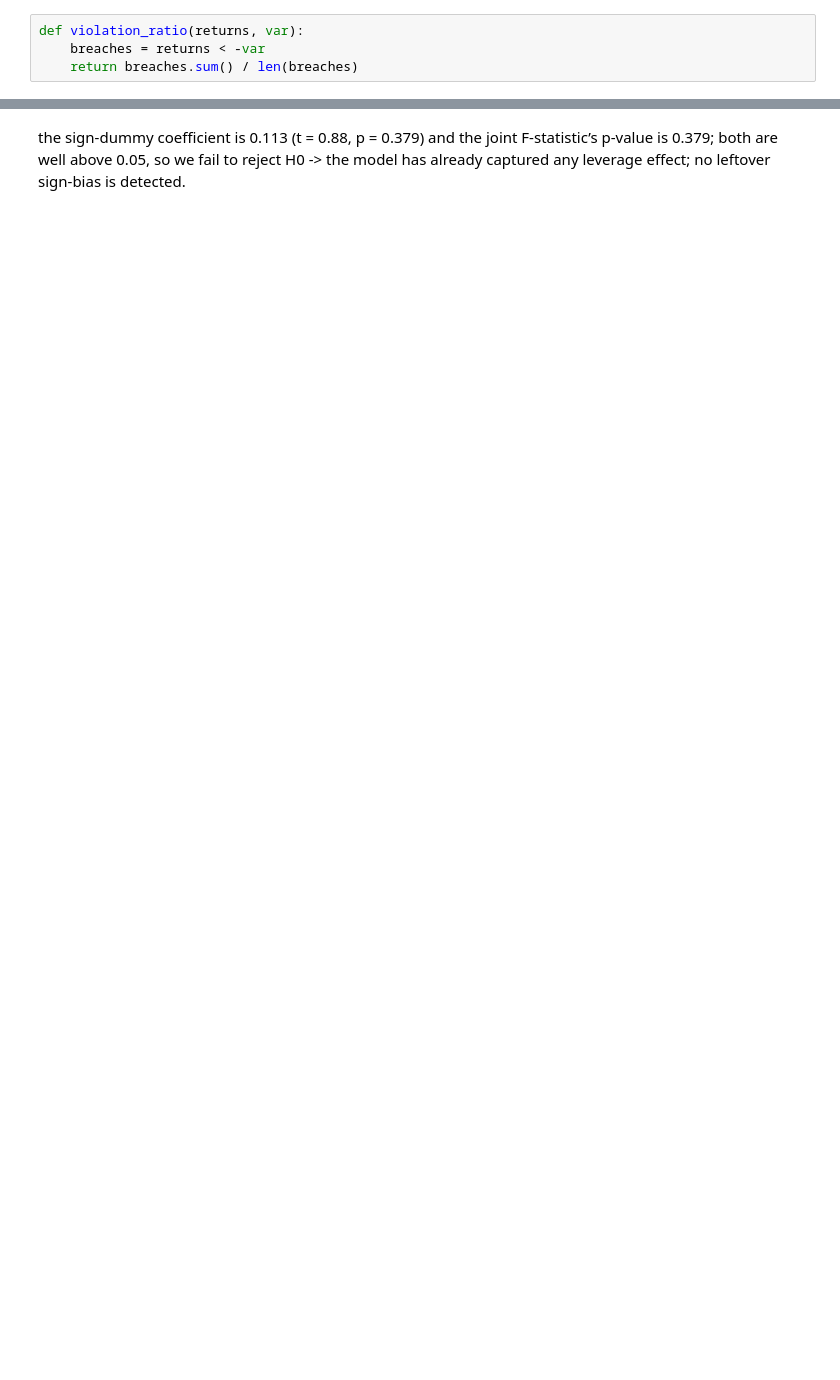
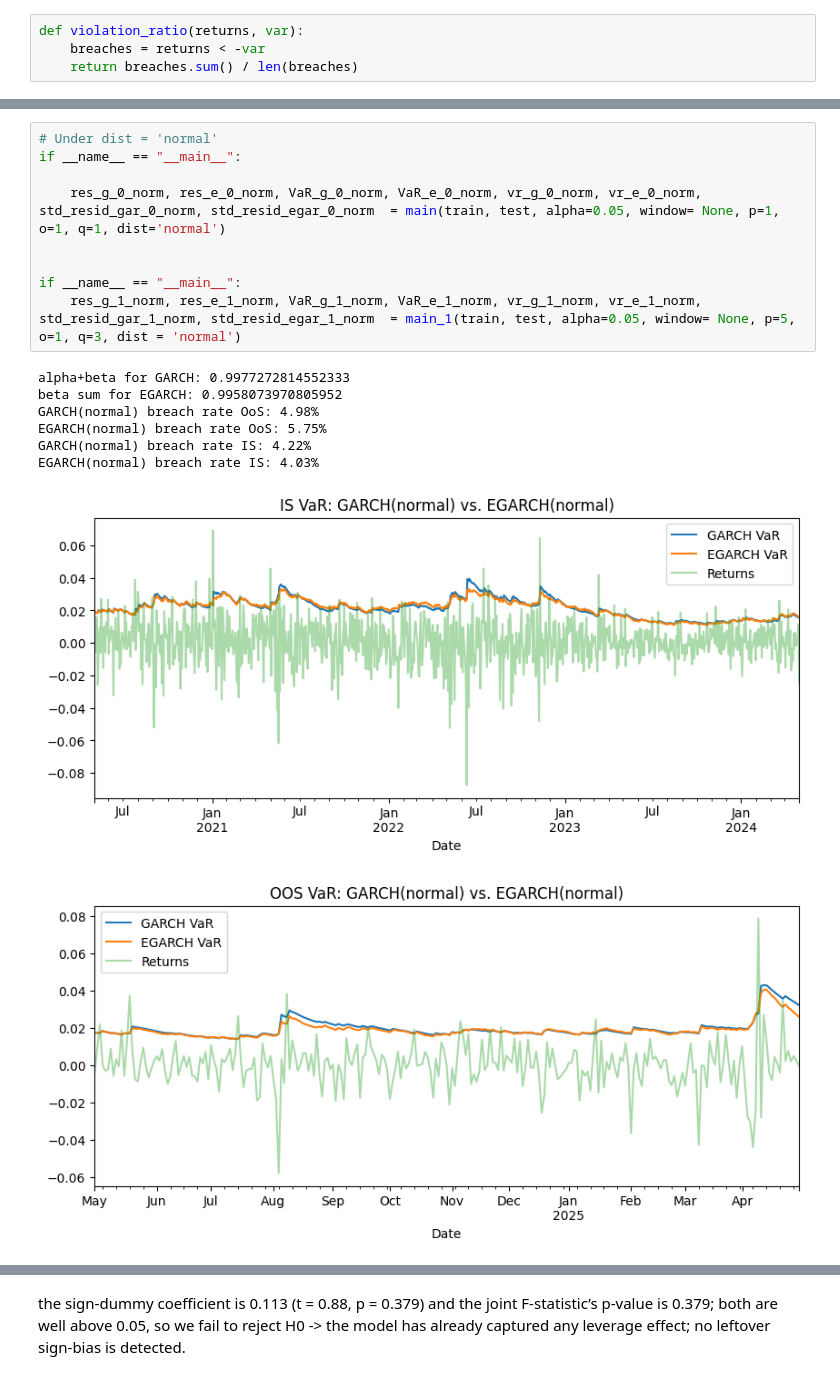
Before and after one commit to Shahahaha11/TSA_project, a Jupyter notebook: TSA_Project.ipynb, the cells around one changed output, grey strips where cells are left out. Drawn from its saved outputs; the diff is of its cells as text; blank space fills up the shorter version.

```diff
--- a/TSA_Project.ipynb
+++ b/TSA_Project.ipynb
@@ -711,0 +541,18 @@ Notes:
+# %%
+# Under dist = 'normal'
+if __name__ == "__main__":
+
+    res_g_0_norm, res_e_0_norm, VaR_g_0_norm, VaR_e_0_norm, vr_g_0_norm, vr_e_0_norm, std_resid_gar_0_norm, std_resid_egar_0_norm  = main(train, test, alpha=0.05, window= None, p=1, o=1, q=1, dist='normal')
+
+
+if __name__ == "__main__":
+    res_g_1_norm, res_e_1_norm, VaR_g_1_norm, VaR_e_1_norm, vr_g_1_norm, vr_e_1_norm, std_resid_gar_1_norm, std_resid_egar_1_norm  = main_1(train, test, alpha=0.05, window= None, p=5, o=1, q=3, dist = 'normal')
+# %% [output]
+alpha+beta for GARCH: 0.9977272814552333
+beta sum for EGARCH: 0.9958073970805952
+GARCH(normal) breach rate OoS: 4.98%
+EGARCH(normal) breach rate OoS: 5.75%
+GARCH(normal) breach rate IS: 4.22%
+EGARCH(normal) breach rate IS: 4.03%
+[figure, added]
+[figure, added]
```
Also changed, not shown: parts of 53 cells of this notebook, 2 other files.
